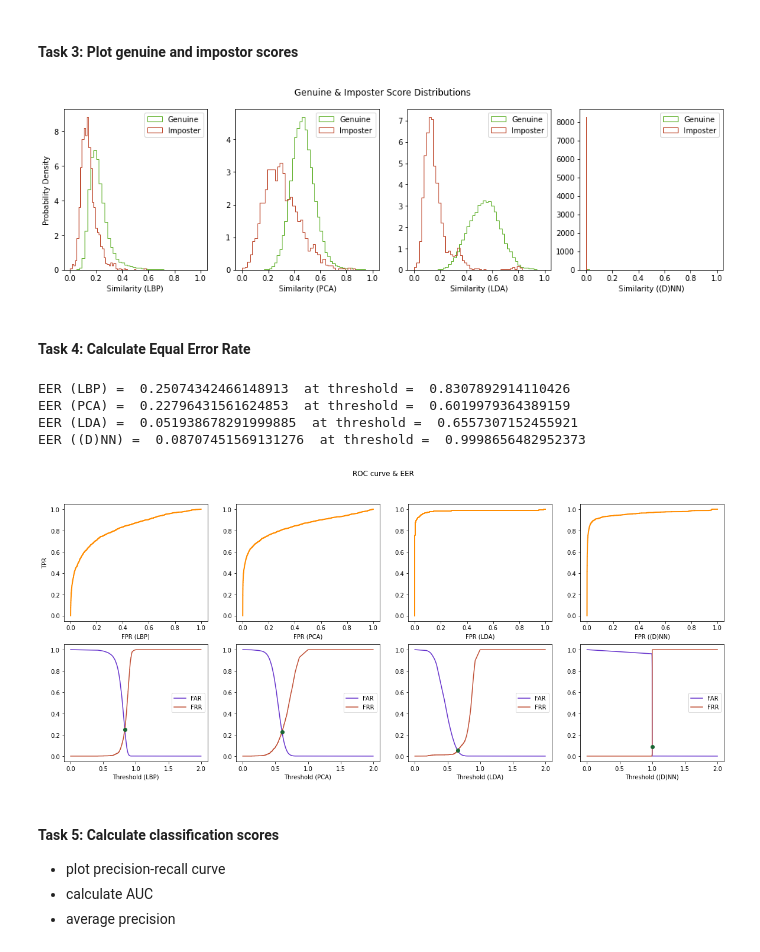
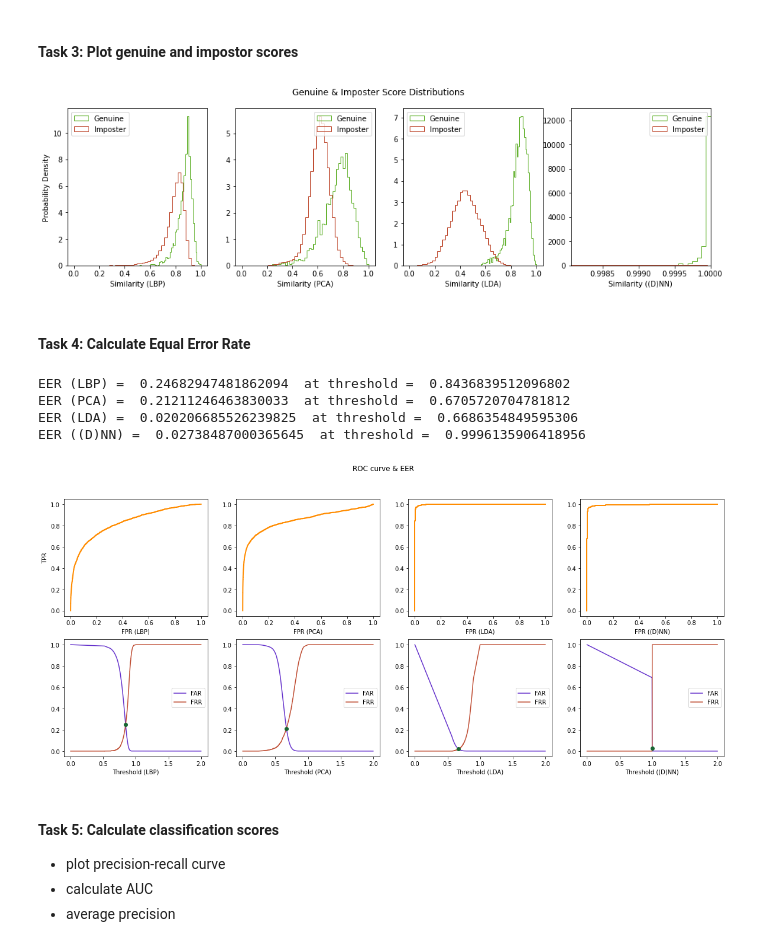
Before and after one commit to BrunoVandekerkhove/biometric-systems, a Jupyter notebook: face_recognition/facial_recognition.ipynb, the cells around one changed output. Cells and saved outputs as stored; diff of their text form; code cells hidden in the pictures.

Commit message:
'Optimal threshold'
Commentary. TODO: crossvalidation.

```diff
--- a/face_recognition/facial_recognition.ipynb
+++ b/face_recognition/facial_recognition.ipynb
@@ -447,11 +451,11 @@ for strategy in strategies:
   scores_file = './scores/scores_' + strategy.name + '.p'
   if not RECOMPUTE and os.path.isfile(scores_file):
     pickle_file = open(scores_file, "rb")
-    (genuine_id, distances, scores, matrix) = pickle.load(pickle_file)
+    (genuine_id, distances, normalised, matrix) = pickle.load(pickle_file)
   else:
     strategy.fit()
-    (genuine_id, distances, scores, matrix) = strategy.test_scores()
+    (genuine_id, distances, normalised, matrix) = strategy.get_scores()
     pickle_file = open(scores_file, "wb")
-    pickle.dump((genuine_id, distances, scores, matrix), pickle_file)
-  scores_dict[strategy.name] = (genuine_id, distances, scores, matrix)
+    pickle.dump((genuine_id, distances, normalised, matrix), pickle_file)
+  scores_dict[strategy.name] = (genuine_id, distances, normalised, matrix)
 # %% [output]
@@ -534,19 +538,32 @@ figure.suptitle('F1 / Accuracy Curves')
 
 i = 0
 for strategy in strategies:
-  (genuine_id, distances, _, _) = scores_dict[strategy.name]
+  (genuine_id, distances, normalised, _) = scores_dict[strategy.name]
   # variable thresholds
-  max_t = sorted(distances)[len(distances)//10*9]
-  thresholds = np.linspace(0.0, max_t, 100).tolist()
-  # thresholds = [0,1,2,3,4,20,30,40,50,60,70,80,90,100,120,140,160,180,200,240,280,320,360,400,500,600,700,800,900,1000]
-  f1_scores = [f1_score(genuine_id, np.where(distances <= t, 1, 0)) for t in thresholds]
-  accuracy_scores = [accuracy_score(genuine_id, np.where(distances <= t, 1, 0)) for t in thresholds]
+  #max_t = sorted(distances)[len(distances)//10*9]
+  #thresholds = np.linspace(0.0, max_t, 100).tolist()
+  #thresholds = [0,1,2,3,4,20,30,40,50,60,70,80,90,100,120,140,160,180,200,240,280,320,360,400,500,600,700,800,900,1000]
+  #f1_scores = [f1_score(genuine_id, np.where(distances <= t, 1, 0)) for t in thresholds]
+  #accuracy_scores = [accuracy_score(genuine_id, np.where(distances <= t, 1, 0)) for t in thresholds]
+  scores = 1 - normalised
+  min_t = 0.0 if strategy.name != "(D)NN" else sorted(scores)[len(scores)-len(scores)//10*9] # outliers ...
+  thresholds = np.linspace(min_t, 1.0, 100).tolist()
+  f1_scores = [f1_score(genuine_id, np.where(scores >= t, 1, 0)) for t in thresholds]
+  accuracy_scores = [accuracy_score(genuine_id, np.where(scores >= t, 1, 0)) for t in thresholds]
   # visualize
   axes[i].plot(thresholds, f1_scores, color=(0.4,0.2,0.8), label='F1')
   axes[i].plot(thresholds, accuracy_scores, color=(0.75,0.3,0.2), label='Accuracy')
   axes[i].set(xlabel='Threshold (' + strategy.name + ')')
   axes[i].legend()
   i = i + 1
+  # maximum F1
+  imposters = scores[genuine_id < 1]
+  genuine = scores[genuine_id > 0]
+  max_f1_t = thresholds[f1_scores.index(max(f1_scores))]
+  print('Max F1 score at threshold = %f (' % max_f1_t + strategy.name + ').')
+  print('Accuracy at this threshold = %f.' % accuracy_score(genuine_id, np.where(scores >= max_f1_t, 1, 0)))
+  print('FPR at this threshold = %f.' % (len(imposters[imposters >= max_f1_t]) / float(len(imposters))))
+  print('FRR at this threshold = %f.' % (len(genuine[genuine < max_f1_t]) / float(len(genuine))))
 
 plt.show()
 # %% [output]
@@ -560,22 +595,25 @@ In contrast with the first assignment one can visually see a drop in accuracy du
 # %%
 kwargs = dict(histtype='step', density=True, bins=45) # bins=45
 figure, axes = plt.subplots(ncols=len(strategies), figsize=(16,4))
 figure.suptitle('Genuine & Imposter Score Distributions')
 
 i = 0
 for strategy in strategies:
-  (genuine_id, _, scores, _) = scores_dict[strategy.name]
-  axes[i].hist(scores[genuine_id < 1], color=(0.4,0.7,0.2), label='Genuine', **kwargs)
-  axes[i].hist(scores[genuine_id > 0], color=(0.75,0.3,0.2), label='Imposter', **kwargs)
+  (genuine_id, _, normalised, _) = scores_dict[strategy.name]
+  scores = 1 - normalised
+  axes[i].hist(scores[genuine_id > 0], color=(0.4,0.7,0.2), label='Genuine', **kwargs)
+  axes[i].hist(scores[genuine_id < 1], color=(0.75,0.3,0.2), label='Imposter', **kwargs)
   if i == 0:
     axes[i].set(ylabel='Probability Density')
   axes[i].set(xlabel='Similarity (' + strategy.name + ')')
+  if strategy.name == "(D)NN": # outliers ...
+    axes[i].set(xlim=[sorted(scores)[len(scores)-len(scores)//10*6], 1.0])
   axes[i].legend()
   i = i + 1
 
 plt.show()
 # %% [output]
-[figure, old version]
+[figure, new version]
 # %% [markdown]
 #### Task 4: Calculate Equal Error Rate
 # %%
@@ -586,8 +624,8 @@ figure.suptitle('ROC curve & EER')
 
 i = 0
 for strategy in strategies:
-  (genuine_id, _, scores, _) = scores_dict[strategy.name]
-  fpr, tpr, thresholds = roc_curve(genuine_id, 1 - scores)
+  (genuine_id, _, normalised, _) = scores_dict[strategy.name]
+  fpr, tpr, thresholds = roc_curve(genuine_id, 1 - normalised)
   axes[0][i].plot(fpr, tpr, color='darkorange', lw=2)
   if i == 0:
     axes[0][i].set(ylabel='TPR')
@@ -605,11 +643,11 @@ for strategy in strategies:
 
 plt.show()
 # %% [output]
-EER (LBP) =  0.25074342466148913  at threshold =  0.8307892914110426
-EER (PCA) =  0.22796431561624853  at threshold =  0.6019979364389159
-EER (LDA) =  0.051938678291999885  at threshold =  0.6557307152455921
-EER ((D)NN) =  0.08707451569131276  at threshold =  0.9998656482952373
+EER (LBP) =  0.24682947481862094  at threshold =  0.8436839512096802
+EER (PCA) =  0.21211246463830033  at threshold =  0.6705720704781812
+EER (LDA) =  0.020206685526239825  at threshold =  0.6686354849595306
+EER ((D)NN) =  0.02738487000365645  at threshold =  0.9996135906418956
-[figure, old version]
+[figure, new version]
 # %% [markdown]
 #### Task 5: Calculate classification scores
 * plot precision-recall curve
```
Also changed, not shown: parts of 12 cells of this notebook.
